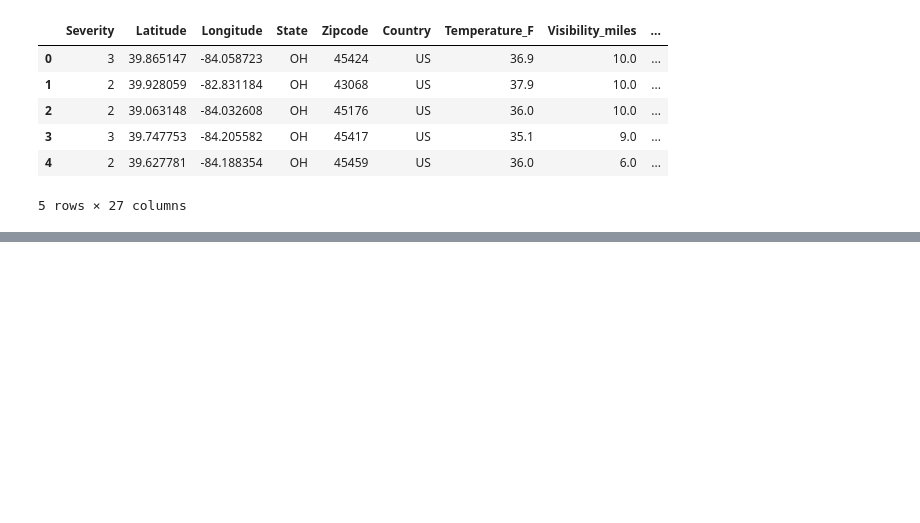
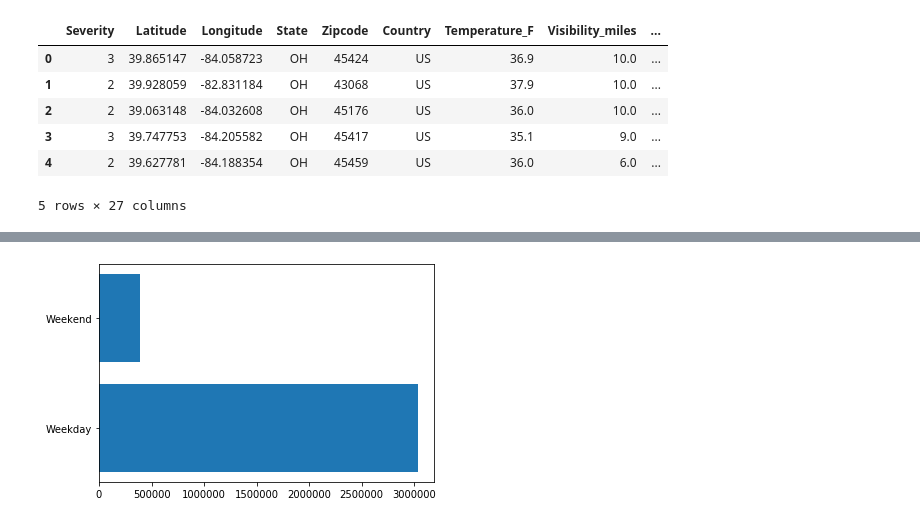
Before and after one commit to rlau929/final, a Jupyter notebook: notebooks/mpld3.ipynb, the cells around one changed output, grey strips where cells are left out. Saved outputs shown, nothing was run; the diff lists cells and outputs as text; code cells hidden in the pictures; blank space fills up the shorter version.

```diff
--- a/notebooks/mpld3.ipynb
+++ b/notebooks/mpld3.ipynb
@@ -54,0 +112,16 @@ plt2.savefig("state_zipcode_zone_colored.png")
+# %%
+weekday_count = (viz_df.groupby(['Part_of_Week']).count()['Country']).to_list()
+
+week_unique = viz_df['Part_of_Week'].unique()
+
+fig, ax = plt.subplots()
+
+ax = plt.barh(
+    y=week_unique,
+    width=weekday_count,
+    align='center')
+
+plt.show()
+fig.savefig("weekday_counts.png")
+# %% [output]
+[figure, added]
```
Also changed, not shown: parts of 8 cells of this notebook, 14 other files.
